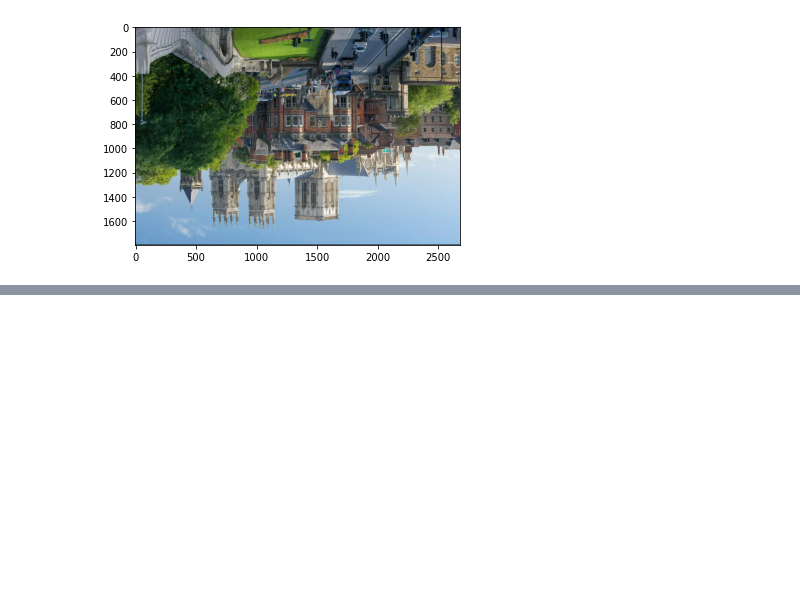
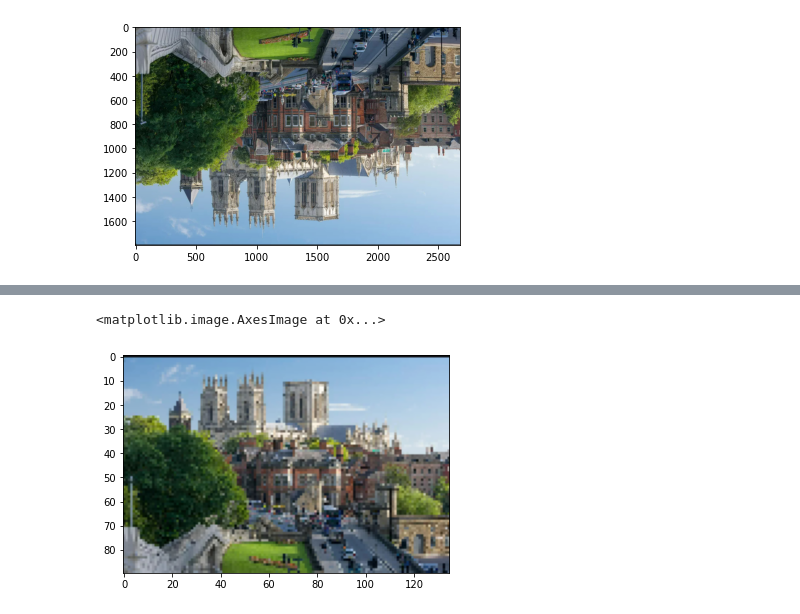
Before and after one commit to tn-220/test, a Jupyter notebook: numpy_img.ipynb, the cells around one changed output, grey strips where cells are left out. Cells and saved outputs as stored; diff of their text form; code cells hidden in the pictures; blank space fills up the shorter version.

```diff
--- a/numpy_img.ipynb
+++ b/numpy_img.ipynb
@@ -31,0 +40,5 @@ plt.imshow(photo[::-1])
+# %%
+plt.imshow(photo[::20,::20])      #make the image smaller
+# %% [output]
+<matplotlib.image.AxesImage at 0x...>
+[figure, added]
```
Also changed, not shown: parts of 19 cells of this notebook.
